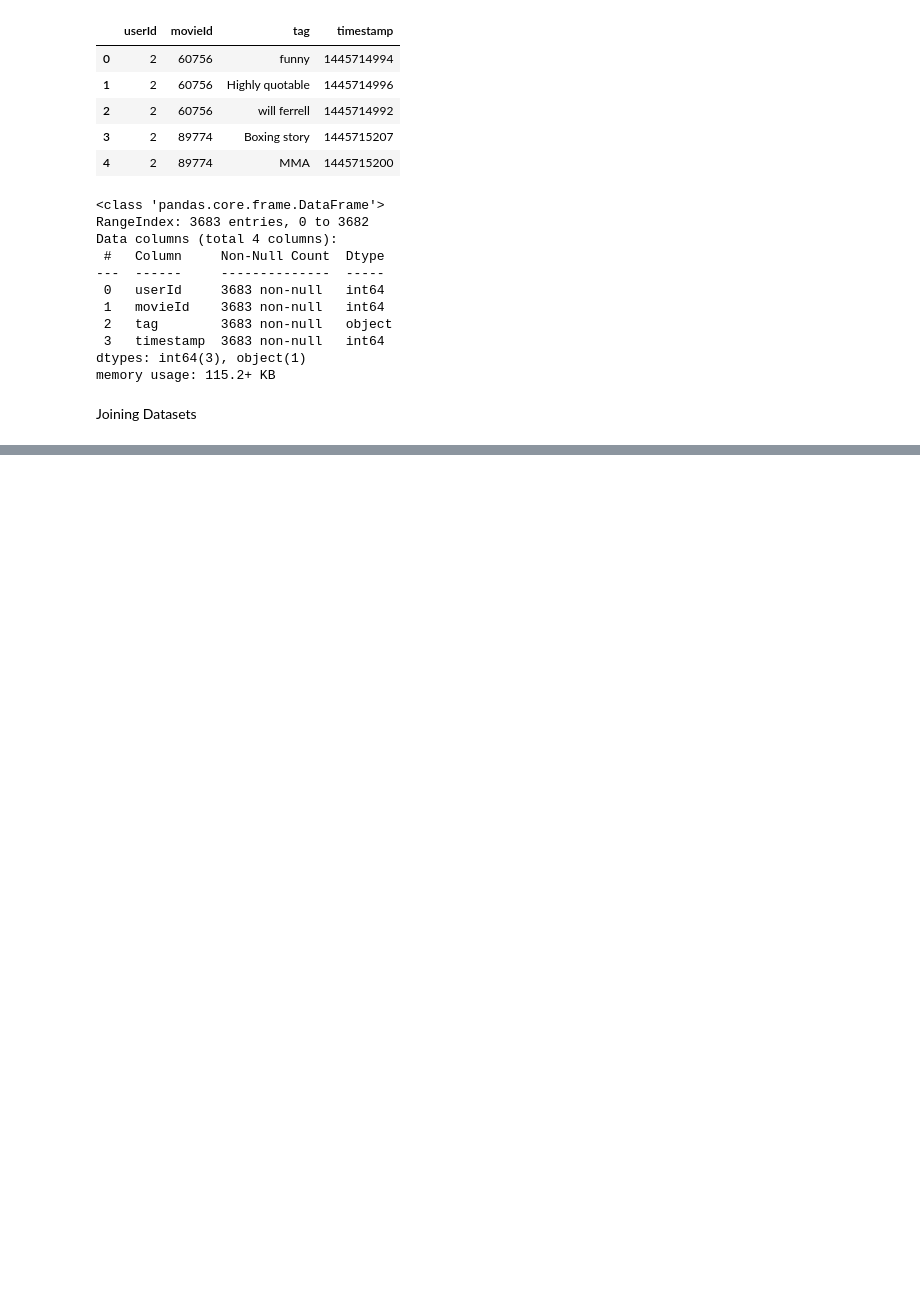
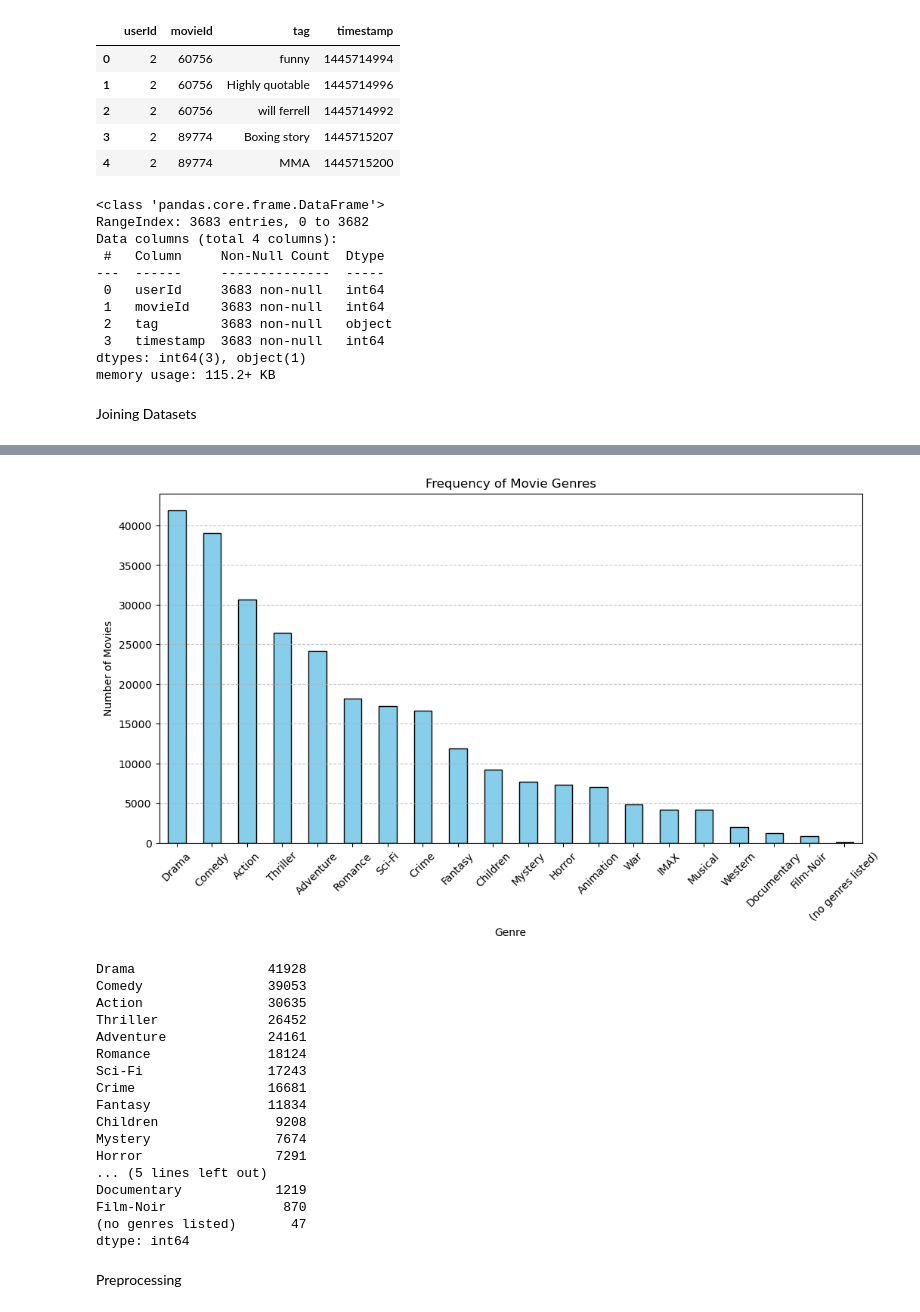
Before and after one commit to Wissem-Sahli-Engineer/Movie-Recommendation-System, a Jupyter notebook: analysis.ipynb, the cells around one changed output, grey strips where cells are left out. Saved outputs shown, nothing was run; the diff lists cells and outputs as text; code cells hidden in the pictures; blank space fills up the shorter version.

```diff
--- a/analysis.ipynb
+++ b/analysis.ipynb
@@ -111,0 +128,33 @@ df.head()
+# %%
+genres = df['genres'].str.get_dummies(sep='|').sum().sort_values(ascending=False)
+
+genres.plot(kind='bar', figsize=(12, 6), color='skyblue', edgecolor='black')
+plt.title("Frequency of Movie Genres")
+plt.ylabel("Number of Movies")
+plt.xlabel("Genre")
+plt.xticks(rotation=45) # Rotates the names so they don't overlap
+plt.grid(axis='y', linestyle='--', alpha=0.7)
+plt.show()
+
+print(genres)
+# %% [output]
+[figure, added]
+Drama                 41928
+Comedy                39053
+Action                30635
+Thriller              26452
+Adventure             24161
+Romance               18124
+Sci-Fi                17243
+Crime                 16681
+Fantasy               11834
+Children               9208
+Mystery                7674
+Horror                 7291
+... (5 lines left out)
+Documentary            1219
+Film-Noir               870
+(no genres listed)       47
+dtype: int64
+# %% [markdown]
+Preprocessing
```
Also changed, not shown: parts of 22 cells of this notebook, 1 other file.
